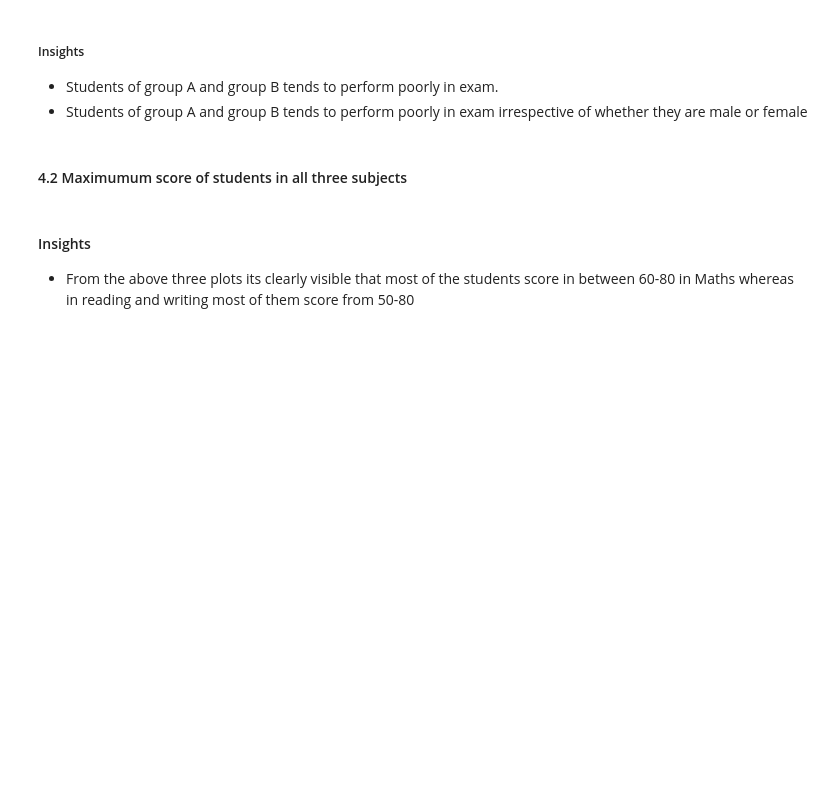
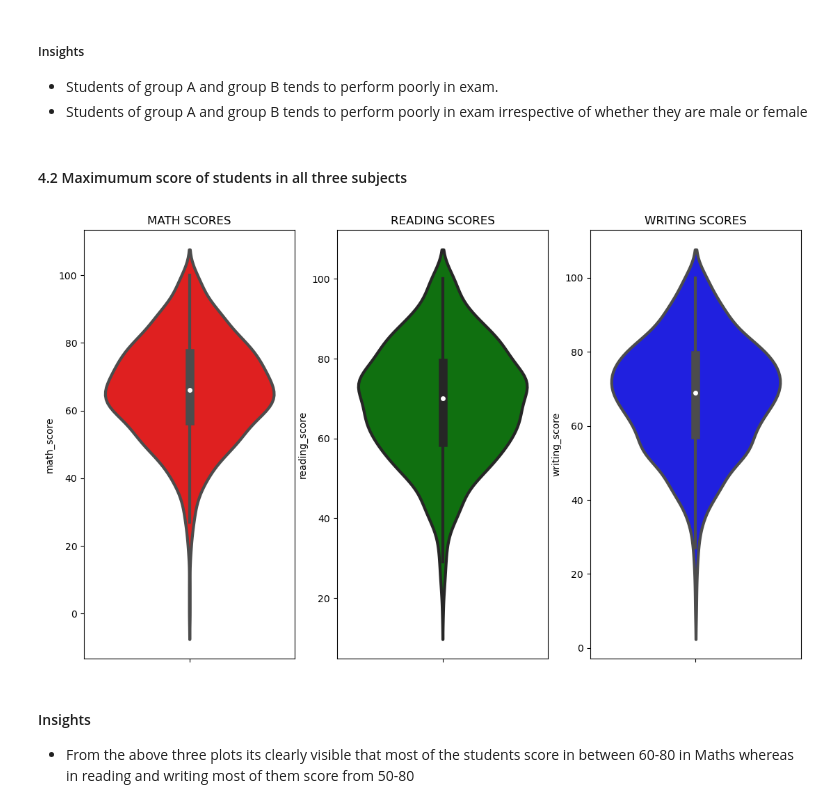
Before and after one commit to SuhailAhmadKhan/Student-Performance-Predictor, a Jupyter notebook: notebook/1 . EDA STUDENT PERFORMANCE .ipynb, the cells around one changed output. Saved outputs shown, nothing was run; the diff lists cells and outputs as text; code cells hidden in the pictures; blank space fills up the shorter version.

```diff
--- a/notebook/1 . EDA STUDENT PERFORMANCE .ipynb
+++ b/notebook/1 . EDA STUDENT PERFORMANCE .ipynb
@@ -320,16 +322,21 @@ plt.show()
 # %%
 
 plt.figure(figsize=(18,8))
 plt.subplot(1, 4, 1)
+df.rename(columns={'math score': 'math_score'}, inplace=True)
+df.rename(columns={'reading score': 'reading_score'}, inplace=True)
+df.rename(columns={'writing score': 'writing_score'}, inplace=True)
 plt.title('MATH SCORES')
-sns.violinplot(y='math score',data=df,color='red',linewidth=3)
+sns.violinplot(y='math_score',data=df,color='red',linewidth=3)
 plt.subplot(1, 4, 2)
 plt.title('READING SCORES')
-sns.violinplot(y='reading score',data=df,color='green',linewidth=3)
+sns.violinplot(y='reading_score',data=df,color='green',linewidth=3)
 plt.subplot(1, 4, 3)
 plt.title('WRITING SCORES')
-sns.violinplot(y='writing score',data=df,color='blue',linewidth=3)
+sns.violinplot(y='writing_score',data=df,color='blue',linewidth=3)
 plt.show()
+# %% [output]
+[figure, added]
 # %% [markdown]
 #### Insights
 - From the above three plots its clearly visible that most of the students score in between 60-80 in Maths whereas in reading and writing most of them score from 50-80
```
Also changed, not shown: parts of 16 cells of this notebook, 14 other files.
